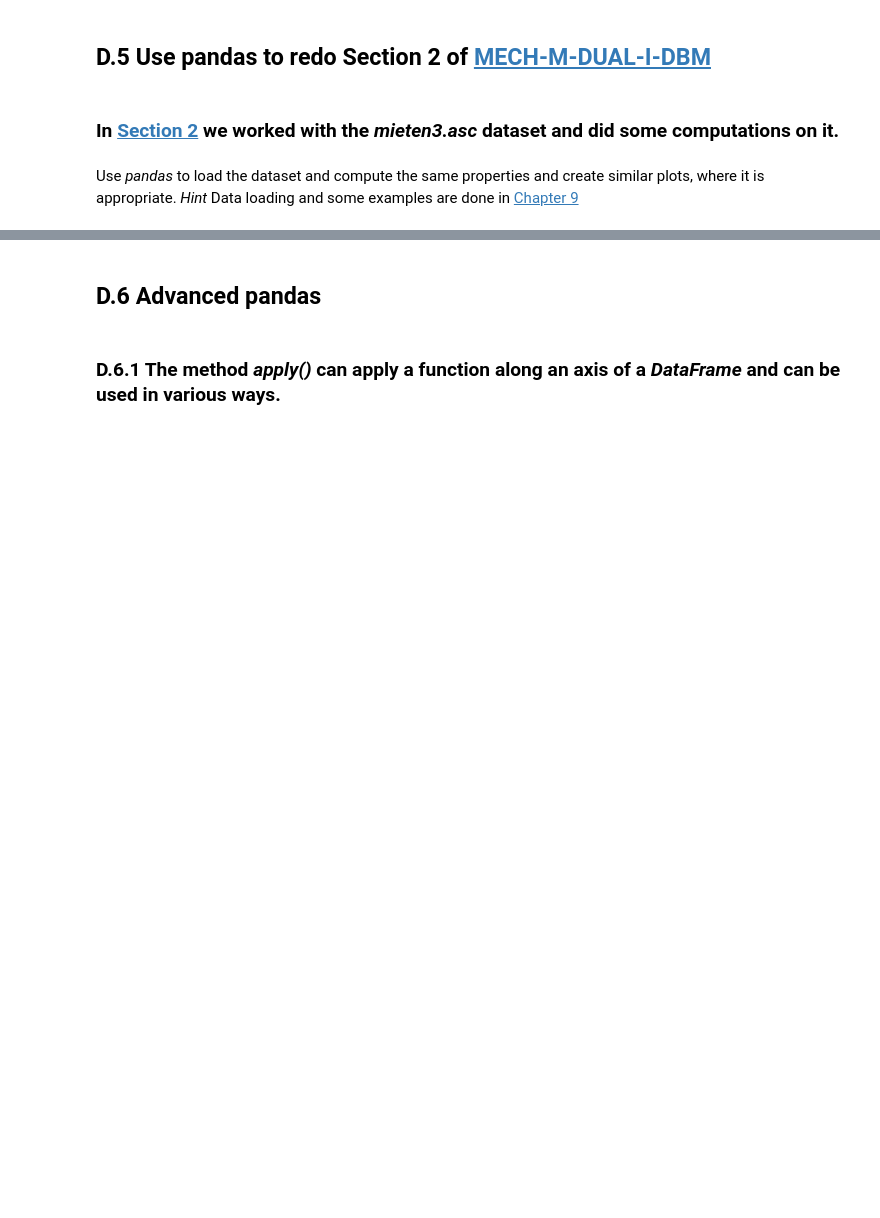
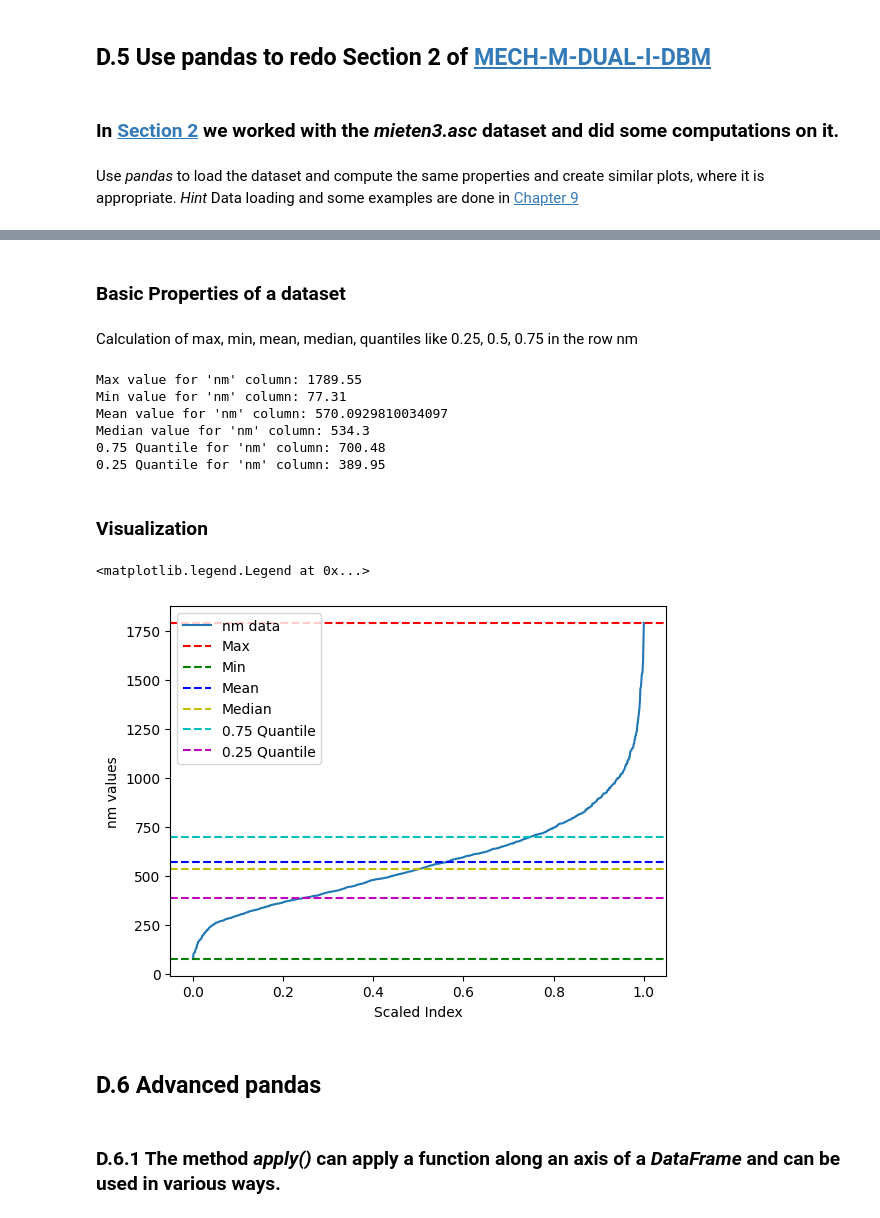
Before and after one commit to SUhonzz/Softwaredesign2025, a Jupyter notebook: SelfStudySessionD.ipynb, the cells around one changed output, grey strips where cells are left out. Saved outputs shown, nothing was run; the diff lists cells and outputs as text; code cells hidden in the pictures; blank space fills up the shorter version.

```diff
--- a/SelfStudySessionD.ipynb
+++ b/SelfStudySessionD.ipynb
@@ -165,2 +502,11 @@ Use *pandas* to load the dataset and compute the same properties and create simi
 # %%
+import numpy as np
+import requests
+import io
 import pandas as pd
+
+response = requests.get("https://data.ub.uni-muenchen.de/2/1/miete03.asc")
+
+data = pd.read_csv(io.StringIO(response.text), sep="\t")
+
+print(data.head())
@@ -167,3 +527,51 @@ import pandas as pd
+# %% [markdown]
+### Basic Properties of a dataset
+# %% [markdown]
+Calculation  of max, min, mean, median, quantiles like 0.25, 0.5, 0.75 in the row nm
+# %%
+nmMax = data['nm'].max()
+print(f"Max value for 'nm' column: {nmMax}")
+
+nmMin = data['nm'].min()
+print(f"Min value for 'nm' column: {nmMin}")
+
+nmMean = data['nm'].mean()
+print(f"Mean value for 'nm' column: {nmMean}")
+
+nmMedian = data['nm'].median()
+print(f"Median value for 'nm' column: {nmMedian}")
+
+nmupperQuartile = data['nm'].quantile(0.75)
+print(f"0.75 Quantile for 'nm' column: {nmupperQuartile}")
+nmlowerQuartile = data['nm'].quantile(0.25)
+print(f"0.25 Quantile for 'nm' column: {nmlowerQuartile}")
+# %% [output]
+Max value for 'nm' column: 1789.55
+Min value for 'nm' column: 77.31
+Mean value for 'nm' column: 570.0929810034097
+Median value for 'nm' column: 534.3
+0.75 Quantile for 'nm' column: 700.48
+0.25 Quantile for 'nm' column: 389.95
+# %% [markdown]
+### Visualization
+# %%
+# visualize these values among the data, sort the nm and plot x as a linspace
+import matplotlib.pyplot as plt
+x = pd.Series(np.linspace(0, 1, len(data)))
+y = data['nm'].sort_values().reset_index(drop=True)
+plt.plot(x, y, label='nm data')
+plt.axhline(nmMax, color='r', linestyle='--', label='Max')
+plt.axhline(nmMin, color='g', linestyle='--', label='Min')
+plt.axhline(nmMean, color='b', linestyle='--', label='Mean')
+plt.axhline(nmMedian, color='y', linestyle='--', label='Median')
+plt.axhline(nmupperQuartile, color='c', linestyle='--', label='0.75 Quantile')
+plt.axhline(nmlowerQuartile, color='m', linestyle='--', label='0.25 Quantile')
+plt.xlabel('Scaled Index')
+plt.ylabel('nm values')
+plt.legend()
+# %% [output]
+<matplotlib.legend.Legend at 0x...>
+[figure, added]
 # %% [markdown]
 ## D.6 Advanced pandas
 # %% [markdown]
```
Also changed, not shown: parts of 38 cells of this notebook, 1 other file.
